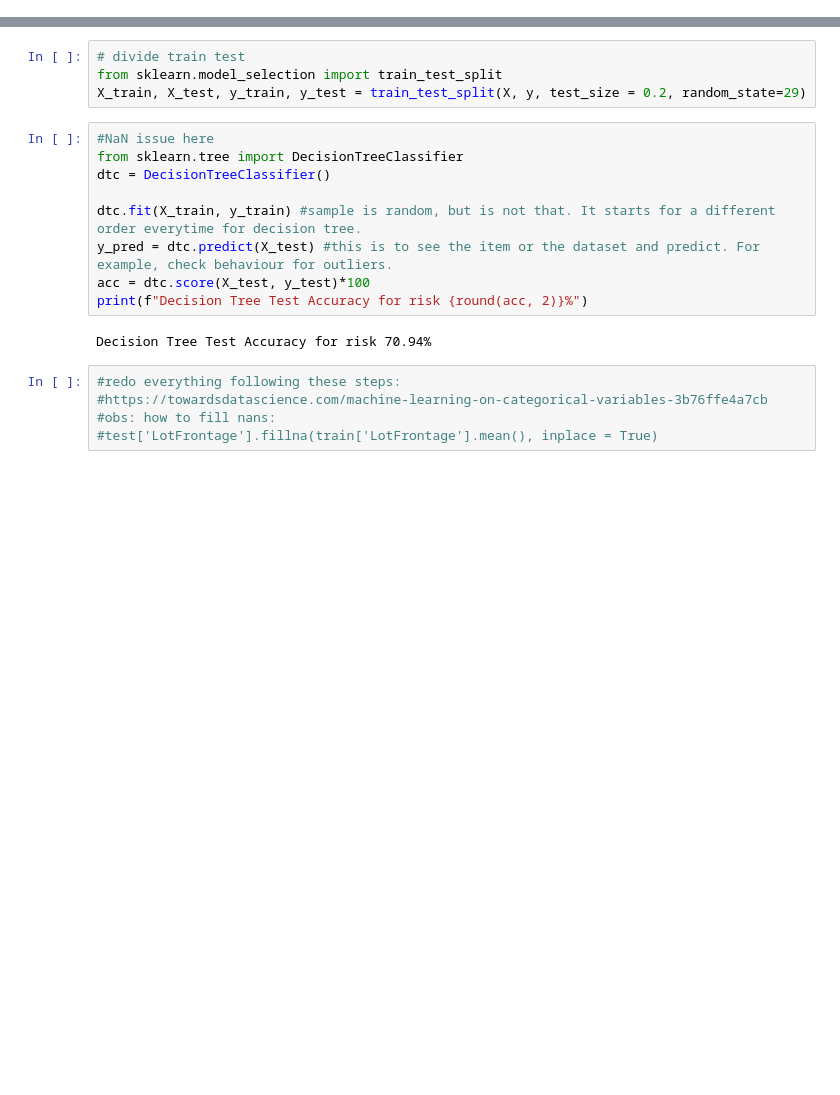
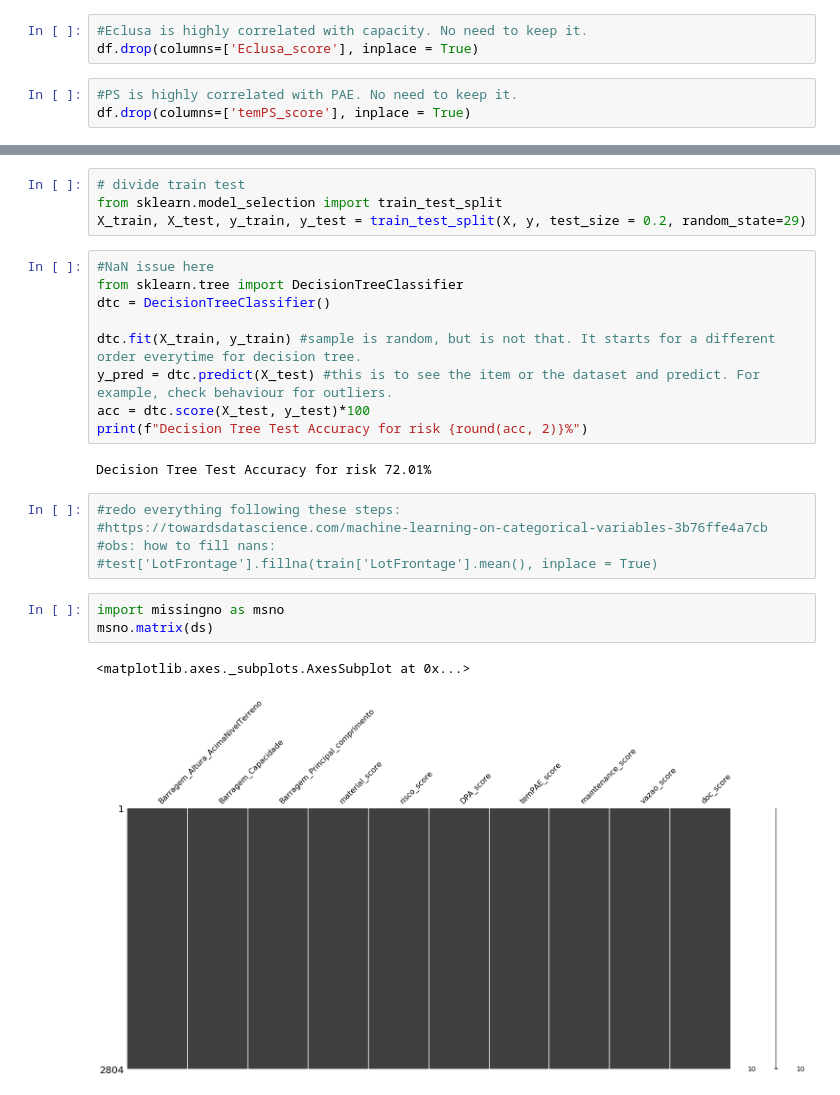
Before and after one commit to ta-data-lis/final-project, a Jupyter notebook: your-project/FINAL_MODELS.ipynb, the cells around one changed output, grey strips where cells are left out. Saved outputs shown, nothing was run; the diff lists cells and outputs as text; blank space fills up the shorter version.

```diff
--- a/your-project/FINAL_MODELS.ipynb
+++ b/your-project/FINAL_MODELS.ipynb
@@ -48,3 +48,9 @@ df.drop(columns=['ReguladaPNSB',
  'Submetida à algum regulamento?'], inplace = True)
 # %%
 df.drop(columns=['Barragem_FasedeVida'], inplace = True)
+# %%
+#Eclusa is highly correlated with capacity. No need to keep it.
+df.drop(columns=['Eclusa_score'], inplace = True)
+# %%
+#PS is highly correlated with PAE. No need to keep it.
+df.drop(columns=['temPS_score'], inplace = True)
@@ -190,9 +147,15 @@ y_pred = dtc.predict(X_test) #this is to see the item or the dataset and predict
 acc = dtc.score(X_test, y_test)*100
 print(f"Decision Tree Test Accuracy for risk {round(acc, 2)}%")
 # %% [output]
-Decision Tree Test Accuracy for risk 70.94%
+Decision Tree Test Accuracy for risk 72.01%
 # %%
 #redo everything following these steps:
 #https://towardsdatascience.com/machine-learning-on-categorical-variables-3b76ffe4a7cb
 #obs: how to fill nans:
 #test['LotFrontage'].fillna(train['LotFrontage'].mean(), inplace = True)
+# %%
+import missingno as msno
+msno.matrix(ds)
+# %% [output]
+<matplotlib.axes._subplots.AxesSubplot at 0x...>
+[figure, added]
```
Also changed, not shown: parts of 14 cells of this notebook.
